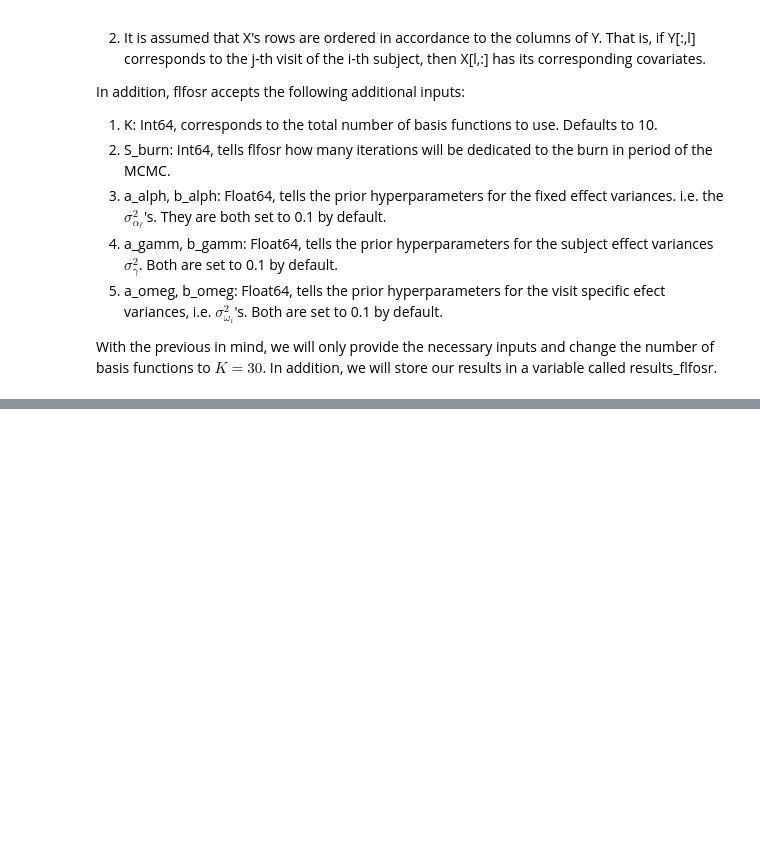
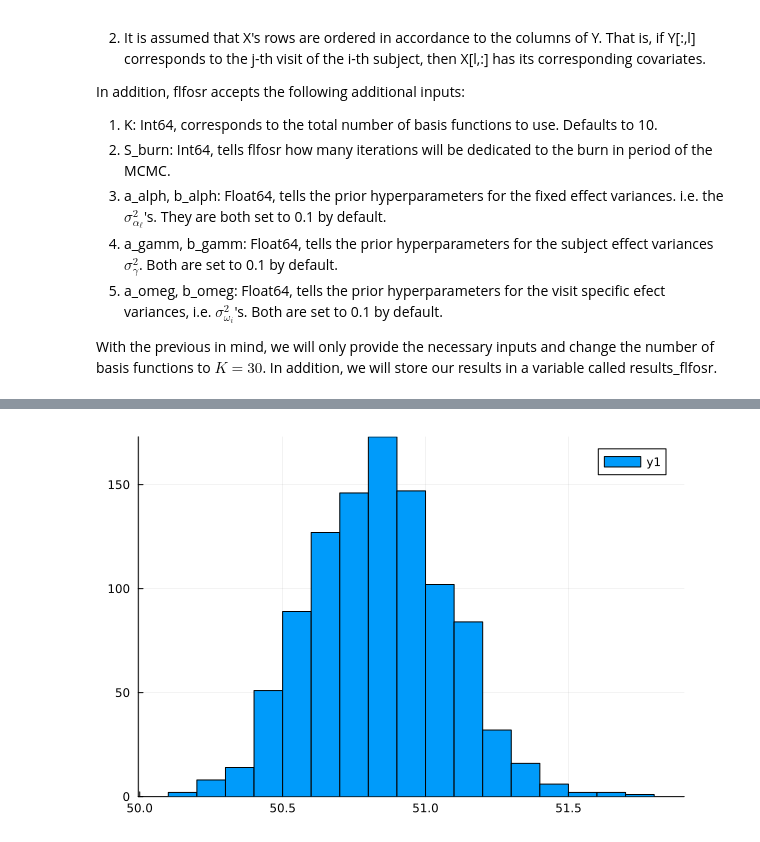
Before and after one commit to LarsDanielJohaN/FastBayesFMMs.jl, a Jupyter notebook: UseTutorialFastBayesFMMs.ipynb, the cells around one changed output, grey strips where cells are left out. Cells and saved outputs as stored; diff of their text form; code cells hidden in the pictures; blank space fills up the shorter version.

```diff
--- a/UseTutorialFastBayesFMMs.ipynb
+++ b/UseTutorialFastBayesFMMs.ipynb
@@ -192,0 +271,4 @@ plotf_mean_q(alpha_postf[:,1 , :]    )
+# %%
+histogram(results_flfosr["sig_eps_post"])
+# %% [output]
+[figure, added]
```
Also changed, not shown: parts of 8 cells of this notebook.
